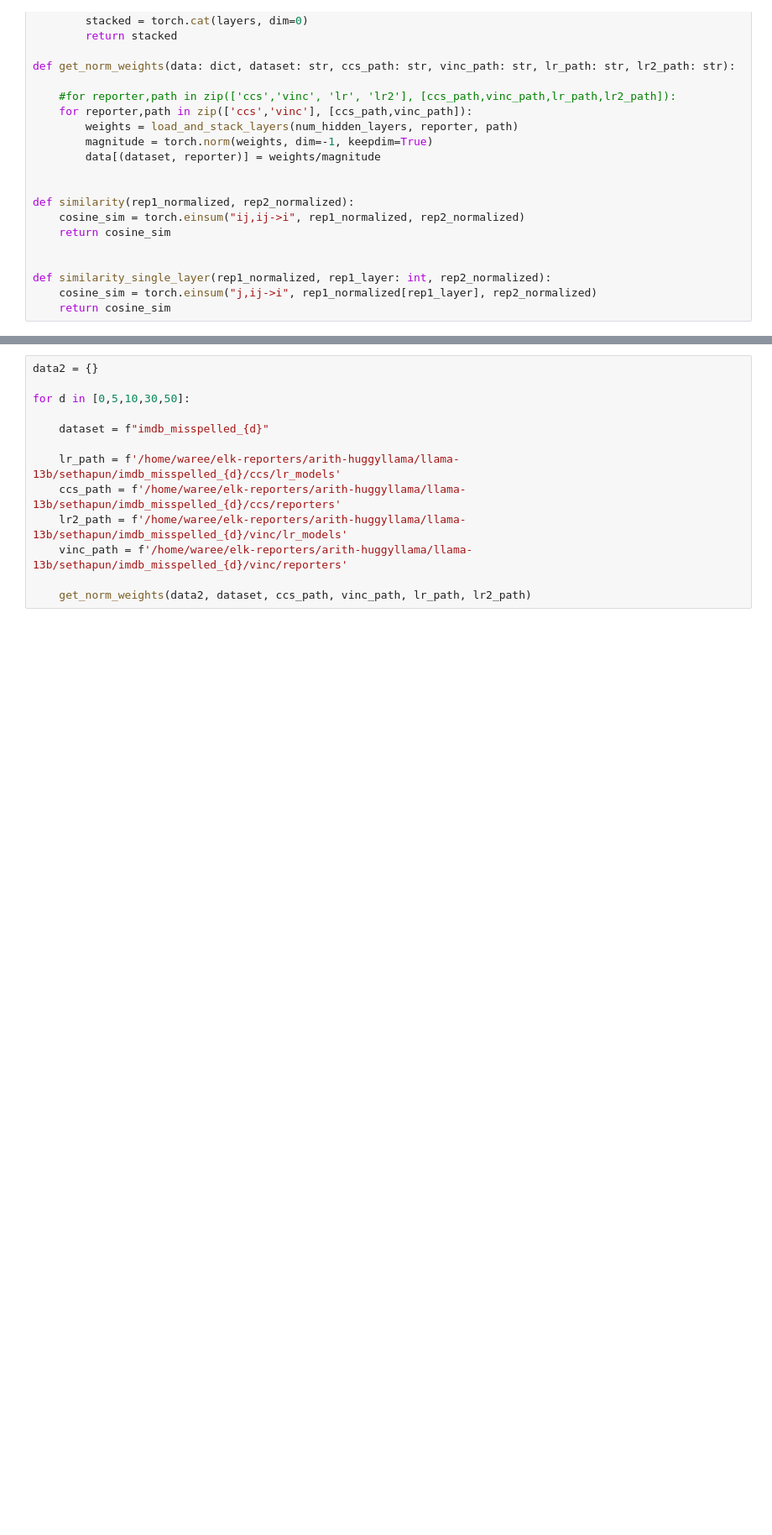
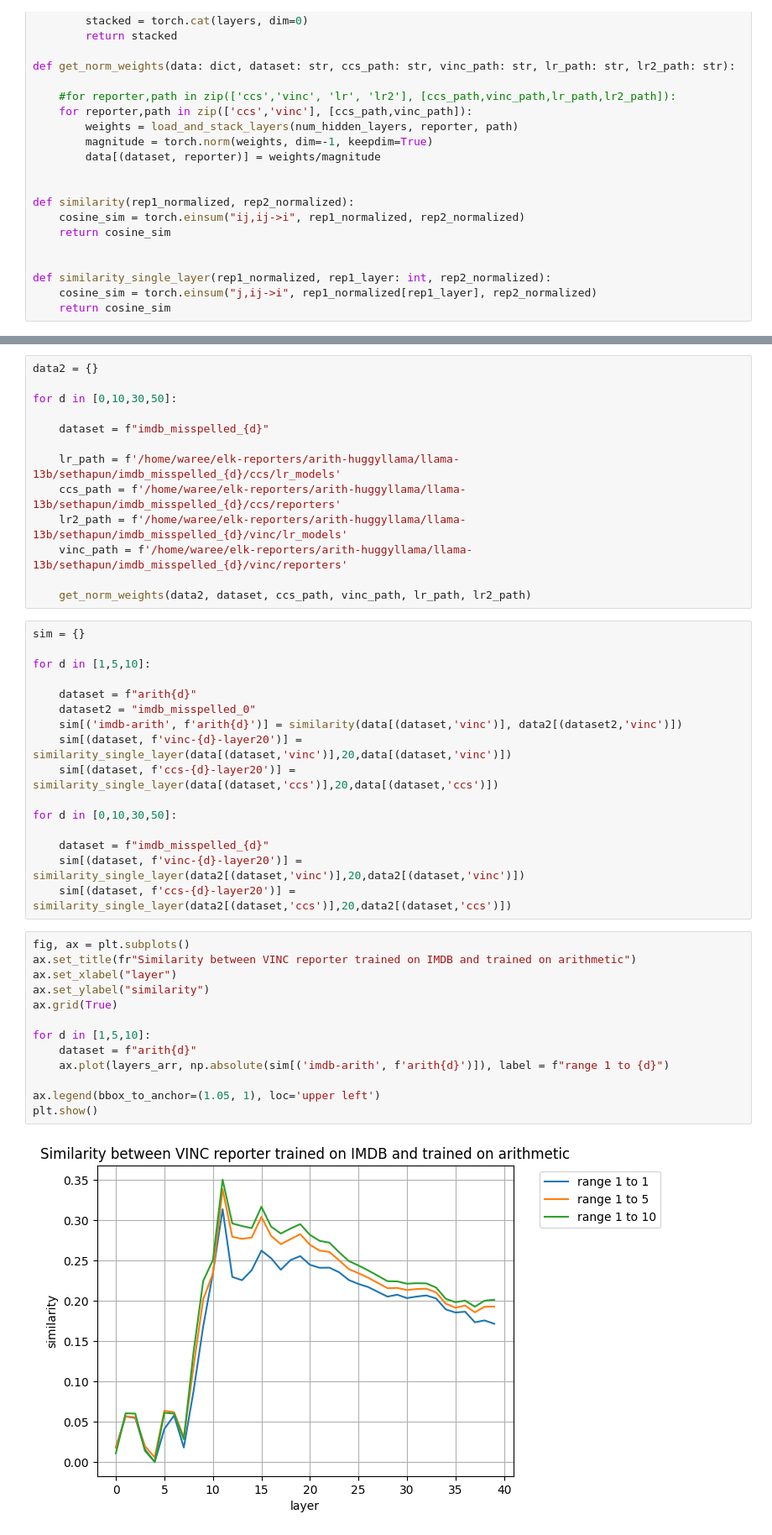
Before and after one commit to EleutherAI/elk, a Jupyter notebook: waree_results/similarity_between_datasets.ipynb, the cells around one changed output, grey strips where cells are left out. Shown: that part at 84% size. Cells and saved outputs as stored; diff of their text form; blank space fills up the shorter version.

```diff
--- a/waree_results/similarity_between_datasets.ipynb
+++ b/waree_results/similarity_between_datasets.ipynb
@@ -73,7 +68,7 @@ Compile with `TORCH_USE_CUDA_DSA` to enable device-side assertions.
 # %%
 data2 = {}
 
-for d in [0,5,10,30,50]:
+for d in [0,10,30,50]:
 
     dataset = f"imdb_misspelled_{d}"
 
@@ -83,3 +78,34 @@ for d in [0,5,10,30,50]:
     vinc_path = f'/home/waree/elk-reporters/arith-huggyllama/llama-13b/sethapun/imdb_misspelled_{d}/vinc/reporters'
 
     get_norm_weights(data2, dataset, ccs_path, vinc_path, lr_path, lr2_path)
+# %%
+sim = {}
+
+for d in [1,5,10]:
+
+    dataset = f"arith{d}"
+    dataset2 = "imdb_misspelled_0"
+    sim[('imdb-arith', f'arith{d}')] = similarity(data[(dataset,'vinc')], data2[(dataset2,'vinc')])
+    sim[(dataset, f'vinc-{d}-layer20')] = similarity_single_layer(data[(dataset,'vinc')],20,data[(dataset,'vinc')])
+    sim[(dataset, f'ccs-{d}-layer20')] = similarity_single_layer(data[(dataset,'ccs')],20,data[(dataset,'ccs')])
+
+for d in [0,10,30,50]:
+
+    dataset = f"imdb_misspelled_{d}"
+    sim[(dataset, f'vinc-{d}-layer20')] = similarity_single_layer(data2[(dataset,'vinc')],20,data2[(dataset,'vinc')])
+    sim[(dataset, f'ccs-{d}-layer20')] = similarity_single_layer(data2[(dataset,'ccs')],20,data2[(dataset,'ccs')])
+# %%
+fig, ax = plt.subplots()
+ax.set_title(fr"Similarity between VINC reporter trained on IMDB and trained on arithmetic")
+ax.set_xlabel("layer")
+ax.set_ylabel("similarity")
+ax.grid(True)
+
+for d in [1,5,10]:
+    dataset = f"arith{d}"
+    ax.plot(layers_arr, np.absolute(sim[('imdb-arith', f'arith{d}')]), label = f"range 1 to {d}")
+
+ax.legend(bbox_to_anchor=(1.05, 1), loc='upper left')
+plt.show()
+# %% [output]
+[figure, added]
```
Also changed, not shown: parts of 2 cells of this notebook, 1 other file.
